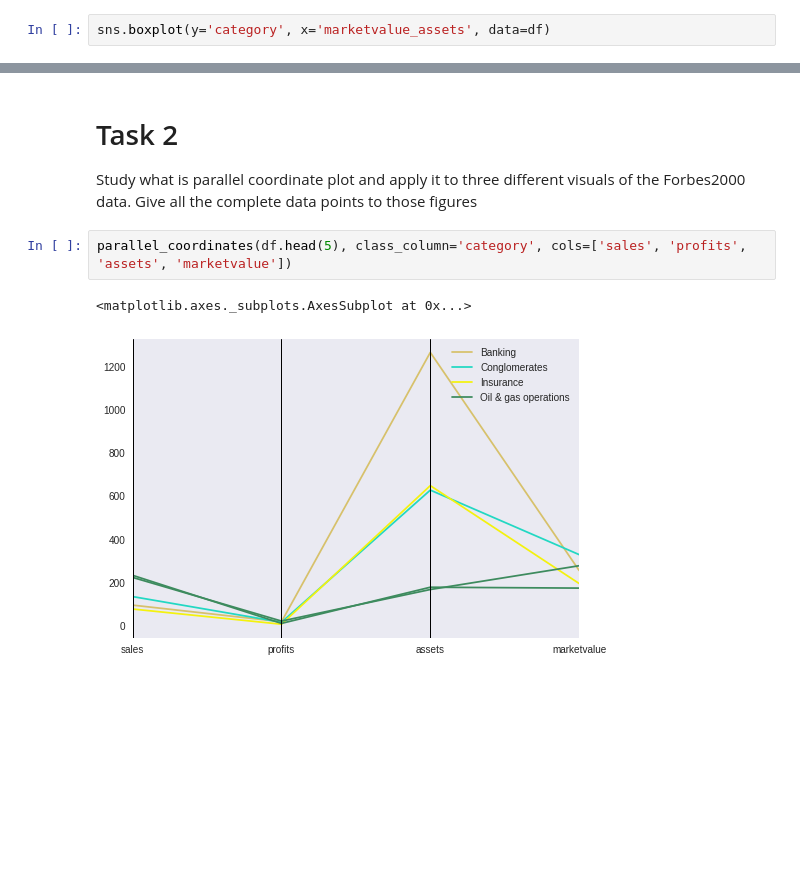
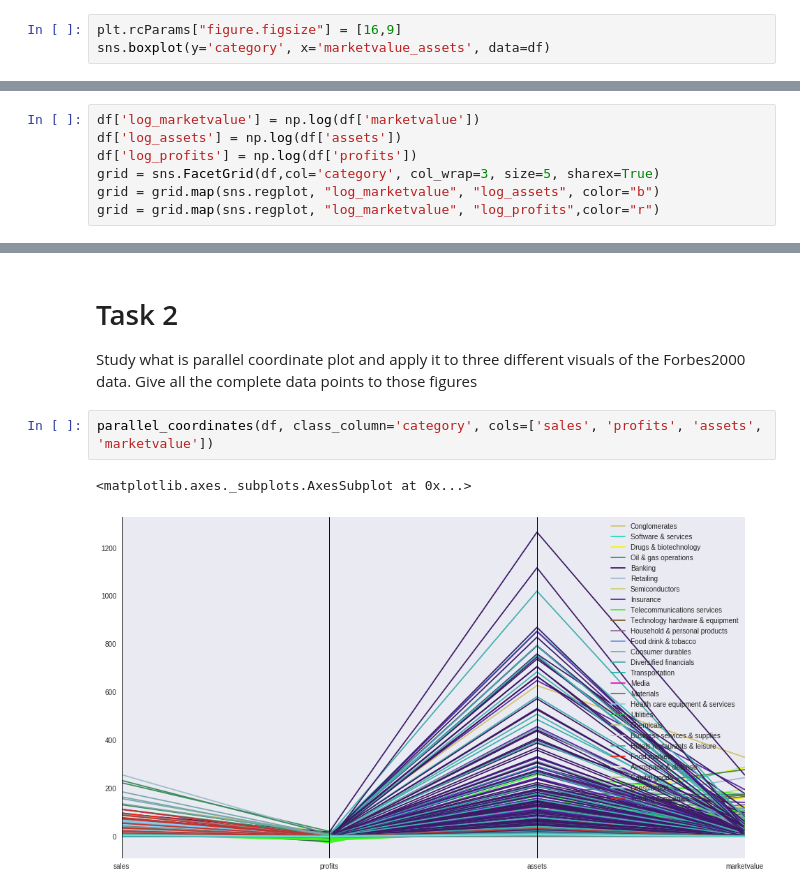
Before and after one commit to mkainula/ml-engineer, a Jupyter notebook: 02_Visualization/Assignment.ipynb, the cells around one changed output, grey strips where cells are left out. Drawn from its saved outputs; the diff is of its cells as text; blank space fills up the shorter version.

```diff
--- a/02_Visualization/Assignment.ipynb
+++ b/02_Visualization/Assignment.ipynb
@@ -25,6 +26,7 @@ df = df.dropna()
 df['marketvalue_assets'] = (df['marketvalue'] / df['assets'])
 df['marketvalue_profits'] = (df['marketvalue'] / df['profits'])
 # %%
+plt.rcParams["figure.figsize"] = [16,9]
 sns.boxplot(y='category', x='marketvalue_assets', data=df)
 # %% [output]
 <matplotlib.axes._subplots.AxesSubplot at 0x...>
@@ -41,0 +51,7 @@ sns.barplot(y='marketvalue_assets', x='category', data=df)
+# %%
+df['log_marketvalue'] = np.log(df['marketvalue'])
+df['log_assets'] = np.log(df['assets'])
+df['log_profits'] = np.log(df['profits'])
+grid = sns.FacetGrid(df,col='category', col_wrap=3, size=5, sharex=True)
+grid = grid.map(sns.regplot, "log_marketvalue", "log_assets", color="b")
+grid = grid.map(sns.regplot, "log_marketvalue", "log_profits",color="r")
@@ -43,7 +61,7 @@ sns.barplot(y='marketvalue_assets', x='category', data=df)
 # Task 2
 Study what is parallel coordinate plot and apply it to three different visuals of the Forbes2000 data. Give all the complete data points to those figures
 # %%
-parallel_coordinates(df.head(5), class_column='category', cols=['sales', 'profits', 'assets', 'marketvalue'])
+parallel_coordinates(df, class_column='category', cols=['sales', 'profits', 'assets', 'marketvalue'])
 # %% [output]
 <matplotlib.axes._subplots.AxesSubplot at 0x...>
-[figure, old version]
+[figure, new version]
```
Also changed, not shown: parts of 9 cells of this notebook.
